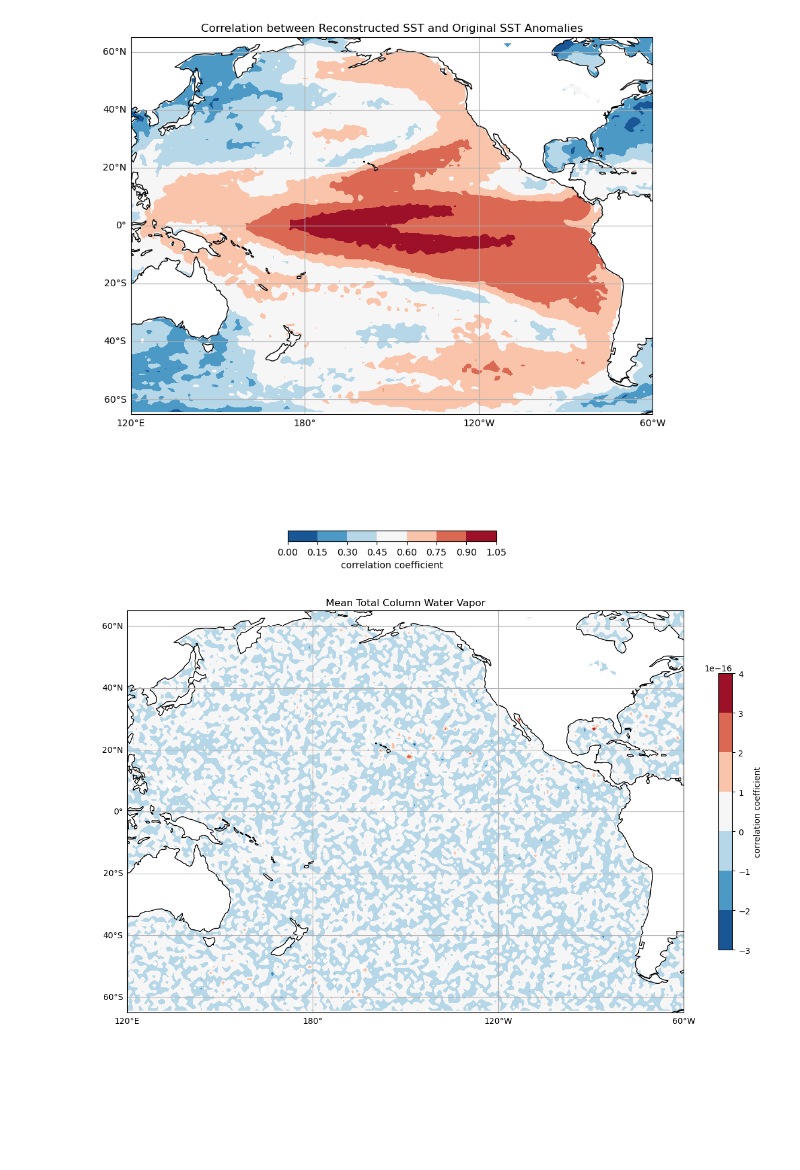
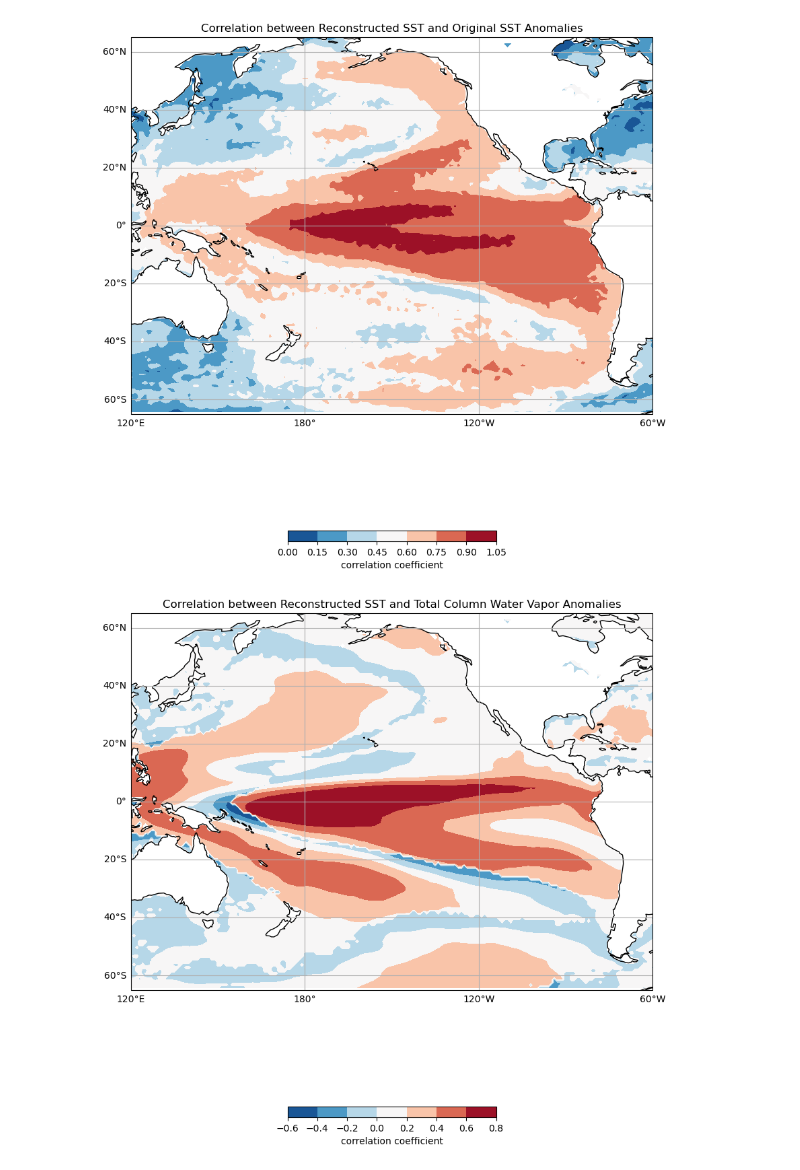
Before and after one commit to atmsillinois/time-series-and-eofs-shelbykniss, a Jupyter notebook: Kniss_HW4_Submission.ipynb, the cells around one changed output. Drawn from its saved outputs; the diff is of its cells as text; code cells hidden in the pictures; blank space fills up the shorter version.

Commit message:
Finalized EOF analysis and calculated correlations between reconstructed SST fields and original/TCWV anomalies

```diff
--- a/Kniss_HW4_Submission.ipynb
+++ b/Kniss_HW4_Submission.ipynb
@@ -383,22 +377,23 @@ correlation2 = xr.corr(danm_tcwv, corr_eof, dim='time')
+# %%
+reconstruction2 = solver.reconstructedField(1) #reconsruct field using first EOF
+
+correlation2 = xr.corr(danm_tcwv, reconstruction2, dim='time') #calculate correlation between 1st EOF recnstruction and TCWV anomalies
 # %%
 proj=ccrs.PlateCarree(central_longitude=180)
 
-#Create a figure with an axes object on which we will plot. Pass the projection to that axes.
-fig, ax = plt.subplots(figsize=(15,15),subplot_kw=dict(projection=proj))
+fig, ax = plt.subplots(figsize=(10,15),subplot_kw=dict(projection=proj))
 
-# Some options involving the gridlines
 gl = ax.gridlines(draw_labels=True, crs=ccrs.PlateCarree())
 gl.top_labels = False
 gl.right_labels = False
 
-# Add coastlines!
 ax.coastlines()
-ax.set_title('Mean Total Column Water Vapor')
+ax.set_title('Correlation between Reconstructed SST and Total Column Water Vapor Anomalies')
 ax.set_extent((120, 300, -65, 65), crs=ccrs.PlateCarree())
 
 cs = ax.contourf(X, Y, correlation2, transform=ccrs.PlateCarree(), cmap=plt.cm.RdBu_r)
-cb=fig.colorbar(cs,shrink=0.4)
+cb=fig.colorbar(cs, orientation='horizontal', shrink=0.4)
 
 cb.set_label("correlation coefficient")
 # %% [output]
-[figure, old version]
+[figure, new version]
```
Also changed, not shown: parts of 8 cells of this notebook.
